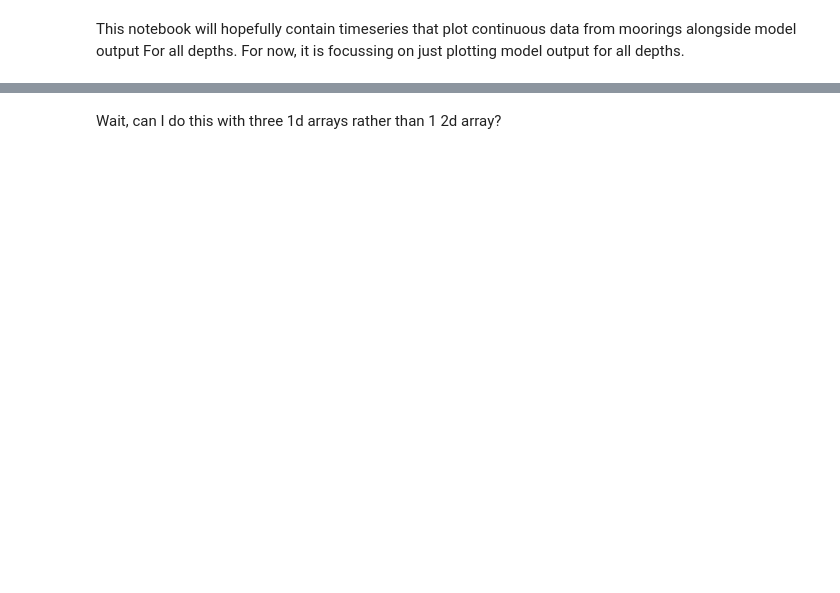
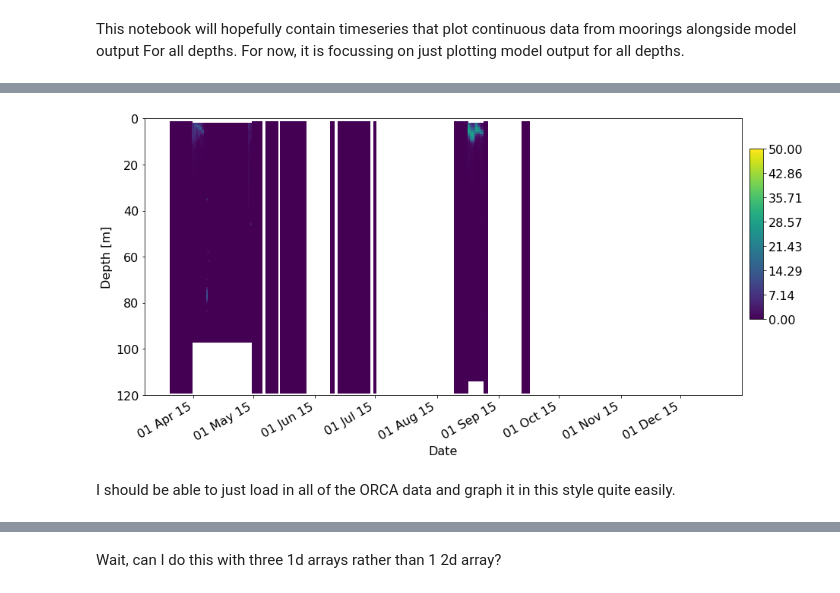
Before and after one commit to SalishSeaCast/analysis-keegan, a Jupyter notebook: notebooks/Evaluations/Continuous_Timeseries/New_format_practice.ipynb, the cells around one changed output, grey strips where cells are left out. Drawn from its saved outputs; the diff is of its cells as text; code cells hidden in the pictures; blank space fills up the shorter version.

```diff
--- a/notebooks/Evaluations/Continuous_Timeseries/New_format_practice.ipynb
+++ b/notebooks/Evaluations/Continuous_Timeseries/New_format_practice.ipynb
@@ -88 +171,8 @@ with open(os.path.join(dataloc,f'daily_data_{Mooring}.pkl'),'rb') as hh:
+# %%
+hovmoeller(obs_Chl,Chl_2015.index,Chl_2015.columns,(0,120),vmin=0,vmax=50)
+#Ok, I think that the one NA in depth is fucking me over.
+# %% [output]
+[figure, added]
+# %% [markdown]
+I should be able to just load in all of the ORCA data and graph it in this style quite easily.
 # %%
```
Also changed, not shown: parts of 27 cells of this notebook, 2 other files.
